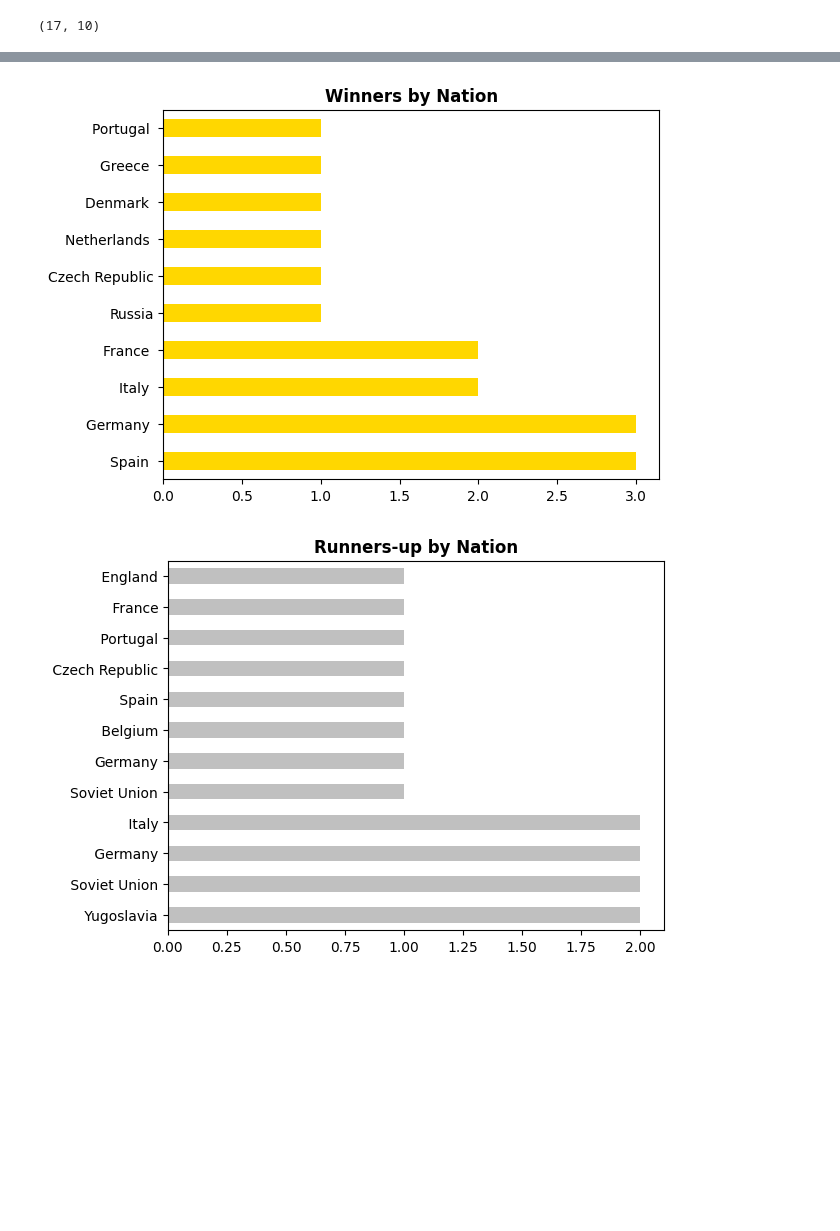
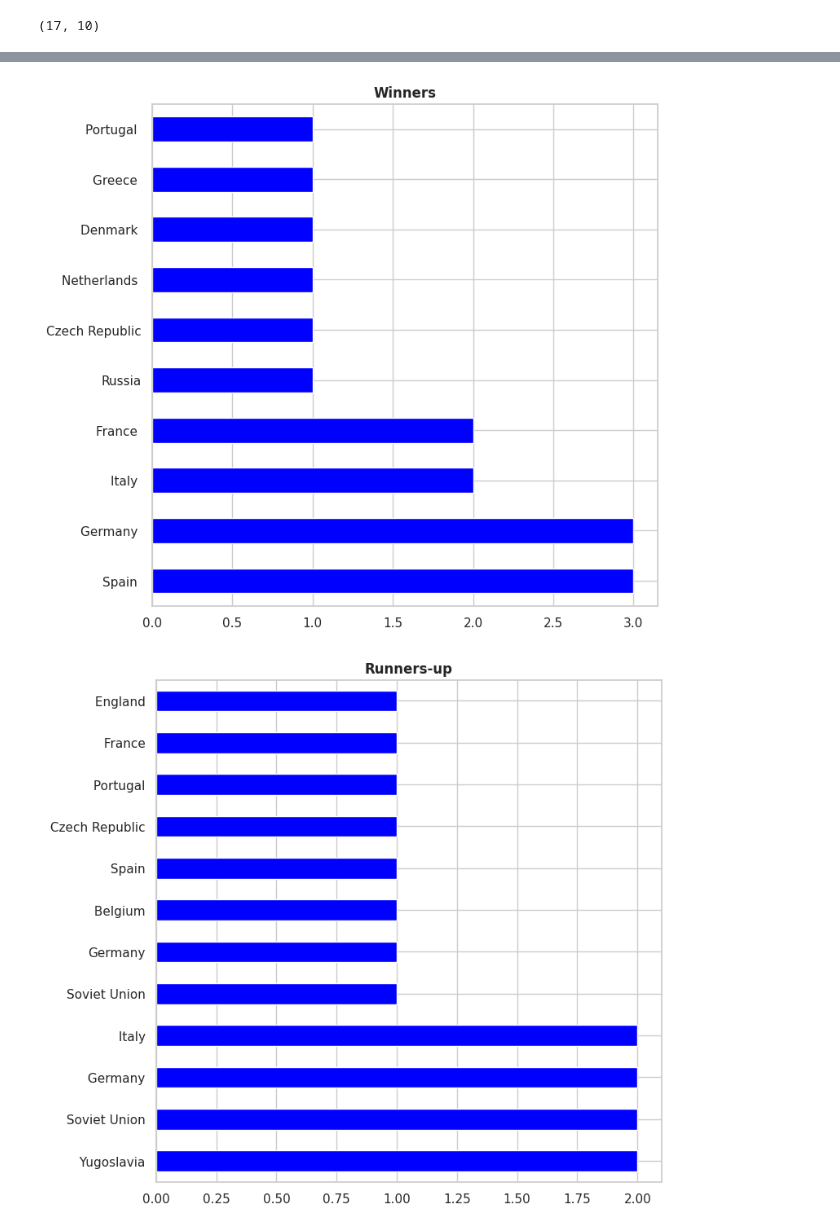
Before and after one commit to guilhermelaviola/SoccerCompetitionsStudy, a Jupyter notebook: UEFAEuroStudy.ipynb, the cells around one changed output, grey strips where cells are left out. Drawn from its saved outputs; the diff is of its cells as text; code cells hidden in the pictures; blank space fills up the shorter version.

```diff
--- a/UEFAEuroStudy.ipynb
+++ b/UEFAEuroStudy.ipynb
@@ -6,11 +6,11 @@ import numpy as np
 import pandas as pd
 import seaborn as sns
 import matplotlib.pyplot as plt
-from matplotlib.animation import FuncAnimation, FFMpegWriter
-import seaborn as sns
+sns.set(style = 'whitegrid')
+plt.style.use('seaborn-pastel')
 # %%
 # Importing the dataset:
-nt_tournaments = pd.ExcelFile('NT tournaments finals.xlsx')
+nt_tournaments = pd.ExcelFile('NT_tournaments_finals.xlsx')
 ue = pd.read_excel(nt_tournaments, 'UEFA Euro finals')
 
 # Displaying the last 5 champions:
@@ -49,20 +49,18 @@ Data columns (total 10 columns):
 dtypes: int64(2), object(8)
 memory usage: 1.5+ KB
 # %%
-# Displaying winners by Nation:
-ue.groupby('Year').first()['Winners'].value_counts().plot(kind = 'barh',
-                                                          color = 'gold')
+# Displaying the number of titles by nation:
+ue.groupby('Year').first()['Winners'].value_counts().plot(kind = 'barh', color = 'blue', figsize = (8, 8))
 plt.ylabel(None)
-plt.title('Winners by Nation', fontweight = 'bold')
+plt.title('Winners', fontweight = 'bold')
 plt.show()
 # %% [output]
-[figure, old version]
+[figure, new version]
 # %%
-# Displaying runners-up by Nation:
-ue.groupby('Year').first()['Runners-up'].value_counts().plot(kind = 'barh',
-                                                             color = 'silver')
+# Displaying the number of runners-up by nation:
+ue.groupby('Year').first()['Runners-up'].value_counts().plot(kind = 'barh', color = 'blue', figsize = (8, 8))
 plt.ylabel(None)
-plt.title('Runners-up by Nation', fontweight = 'bold')
+plt.title('Runners-up', fontweight = 'bold')
 plt.show()
 # %% [output]
-[figure, old version]
+[figure, new version]
```
Also changed, not shown: parts of 7 cells of this notebook.
